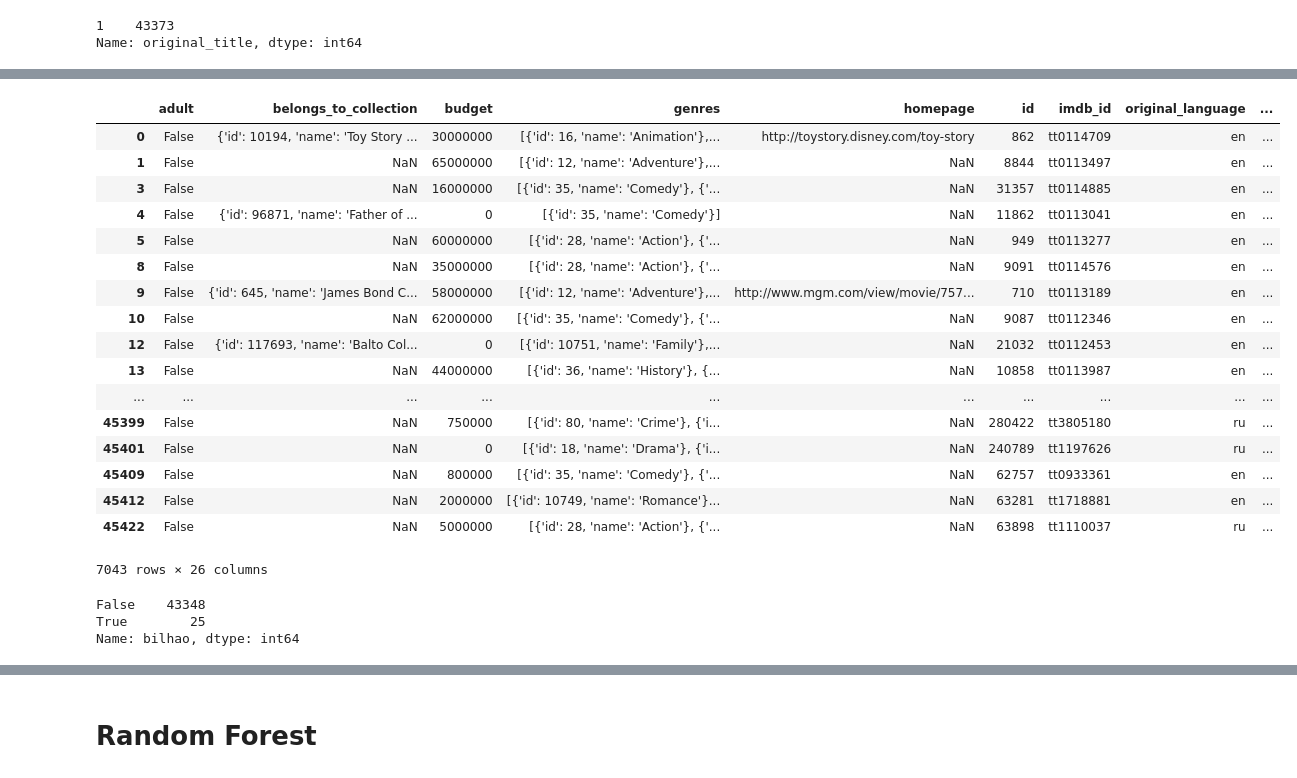
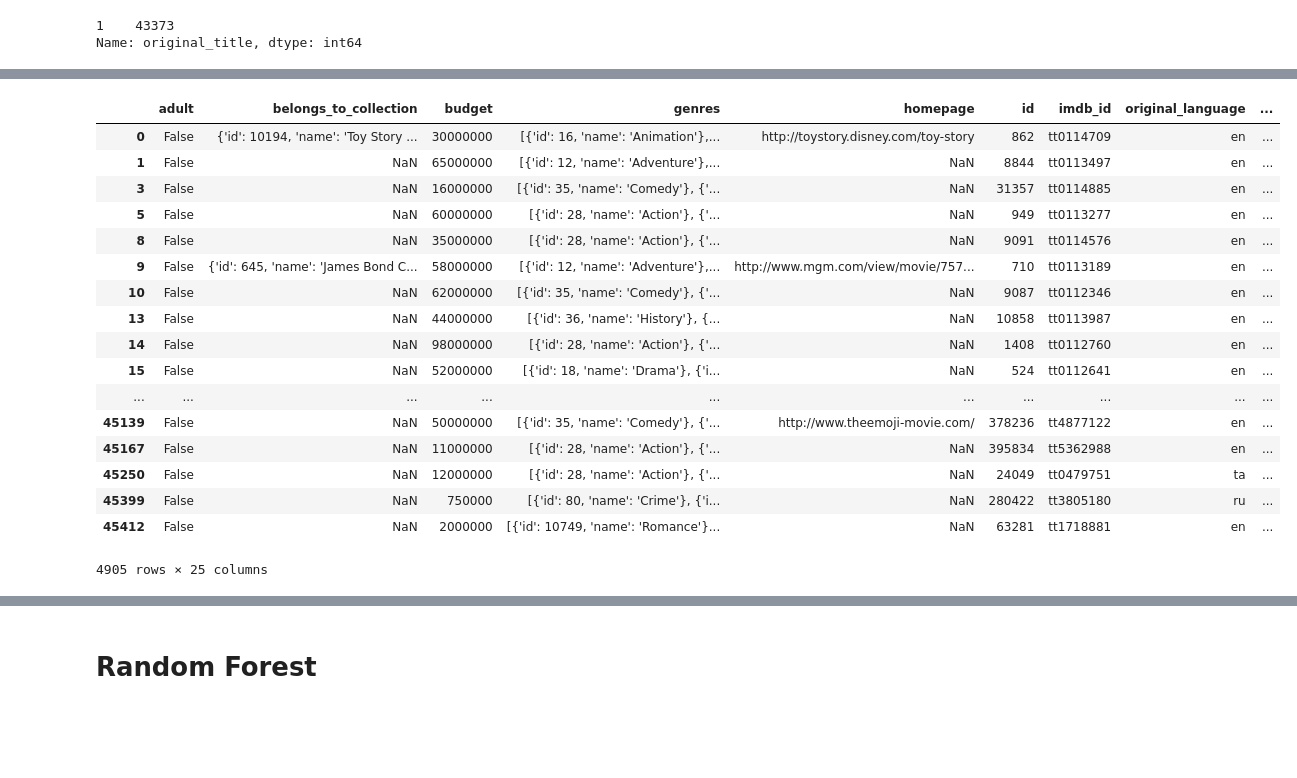
Before and after one commit to joaogcfa/Classificador_de_Filmes, a Jupyter notebook: P3_Jup_inicial.ipynb, the cells around one changed output, grey strips where cells are left out. Drawn from its saved outputs; the diff is of its cells as text; code cells hidden in the pictures; blank space fills up the shorter version.

```diff
--- a/P3_Jup_inicial.ipynb
+++ b/P3_Jup_inicial.ipynb
@@ -88,28 +69,25 @@ Name: revenue, Length: 43373, dtype: float64
 # %%
 df_0 = df[df['revenue'] > 0]
-df_0
+df_budget = df_0[df_0['budget'] != '0']
+df_clean = df_budget[df_budget['production_companies'] != '[]']
+df_super_clean = df_clean[df_clean['genres'] != '[]']
+df_super_clean
 # %% [output]
 |  | adult | belongs_to_collection | budget | genres | homepage | id | imdb_id | original_language | ... |
 | 0 | False | {'id': 10194, 'name': 'Toy Story ... | 30000000 | [{'id': 16, 'name': 'Animation'},... | http://toystory.disney.com/toy-story | 862 | tt0114709 | en | ... |
 | 1 | False | NaN | 65000000 | [{'id': 12, 'name': 'Adventure'},... | NaN | 8844 | tt0113497 | en | ... |
 | 3 | False | NaN | 16000000 | [{'id': 35, 'name': 'Comedy'}, {'... | NaN | 31357 | tt0114885 | en | ... |
-| 4 | False | {'id': 96871, 'name': 'Father of ... | 0 | [{'id': 35, 'name': 'Comedy'}] | NaN | 11862 | tt0113041 | en | ... |
 | 5 | False | NaN | 60000000 | [{'id': 28, 'name': 'Action'}, {'... | NaN | 949 | tt0113277 | en | ... |
 | 8 | False | NaN | 35000000 | [{'id': 28, 'name': 'Action'}, {'... | NaN | 9091 | tt0114576 | en | ... |
 | 9 | False | {'id': 645, 'name': 'James Bond C... | 58000000 | [{'id': 12, 'name': 'Adventure'},... | http://www.mgm.com/view/movie/757... | 710 | tt0113189 | en | ... |
 | 10 | False | NaN | 62000000 | [{'id': 35, 'name': 'Comedy'}, {'... | NaN | 9087 | tt0112346 | en | ... |
-| 12 | False | {'id': 117693, 'name': 'Balto Col... | 0 | [{'id': 10751, 'name': 'Family'},... | NaN | 21032 | tt0112453 | en | ... |
 | 13 | False | NaN | 44000000 | [{'id': 36, 'name': 'History'}, {... | NaN | 10858 | tt0113987 | en | ... |
+| 14 | False | NaN | 98000000 | [{'id': 28, 'name': 'Action'}, {'... | NaN | 1408 | tt0112760 | en | ... |
+| 15 | False | NaN | 52000000 | [{'id': 18, 'name': 'Drama'}, {'i... | NaN | 524 | tt0112641 | en | ... |
 | ... | ... | ... | ... | ... | ... | ... | ... | ... | ... |
+| 45139 | False | NaN | 50000000 | [{'id': 35, 'name': 'Comedy'}, {'... | http://www.theemoji-movie.com/ | 378236 | tt4877122 | en | ... |
+| 45167 | False | NaN | 11000000 | [{'id': 28, 'name': 'Action'}, {'... | NaN | 395834 | tt5362988 | en | ... |
+| 45250 | False | NaN | 12000000 | [{'id': 28, 'name': 'Action'}, {'... | NaN | 24049 | tt0479751 | ta | ... |
 | 45399 | False | NaN | 750000 | [{'id': 80, 'name': 'Crime'}, {'i... | NaN | 280422 | tt3805180 | ru | ... |
-| 45401 | False | NaN | 0 | [{'id': 18, 'name': 'Drama'}, {'i... | NaN | 240789 | tt1197626 | ru | ... |
-| 45409 | False | NaN | 800000 | [{'id': 35, 'name': 'Comedy'}, {'... | NaN | 62757 | tt0933361 | en | ... |
 | 45412 | False | NaN | 2000000 | [{'id': 10749, 'name': 'Romance'}... | NaN | 63281 | tt1718881 | en | ... |
-| 45422 | False | NaN | 5000000 | [{'id': 28, 'name': 'Action'}, {'... | NaN | 63898 | tt1110037 | ru | ... |
-7043 rows × 26 columns
+4905 rows × 25 columns
-# %%
-df
-# %% [output]
-False    43348
-True        25
-Name: bilhao, dtype: int64
```
Also changed, not shown: parts of 3 cells of this notebook.
